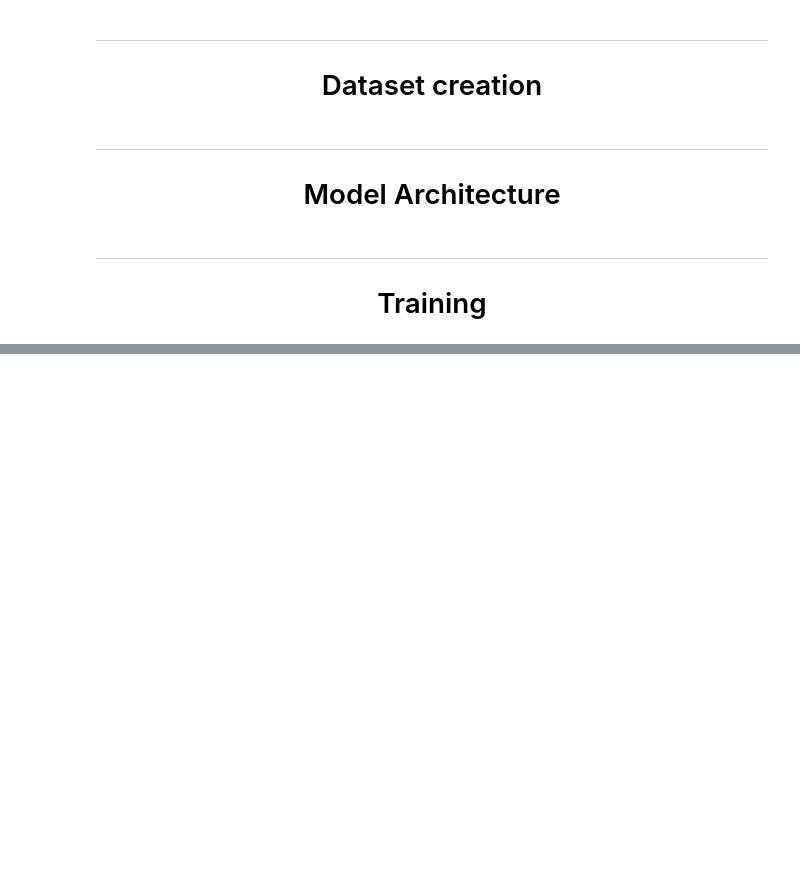
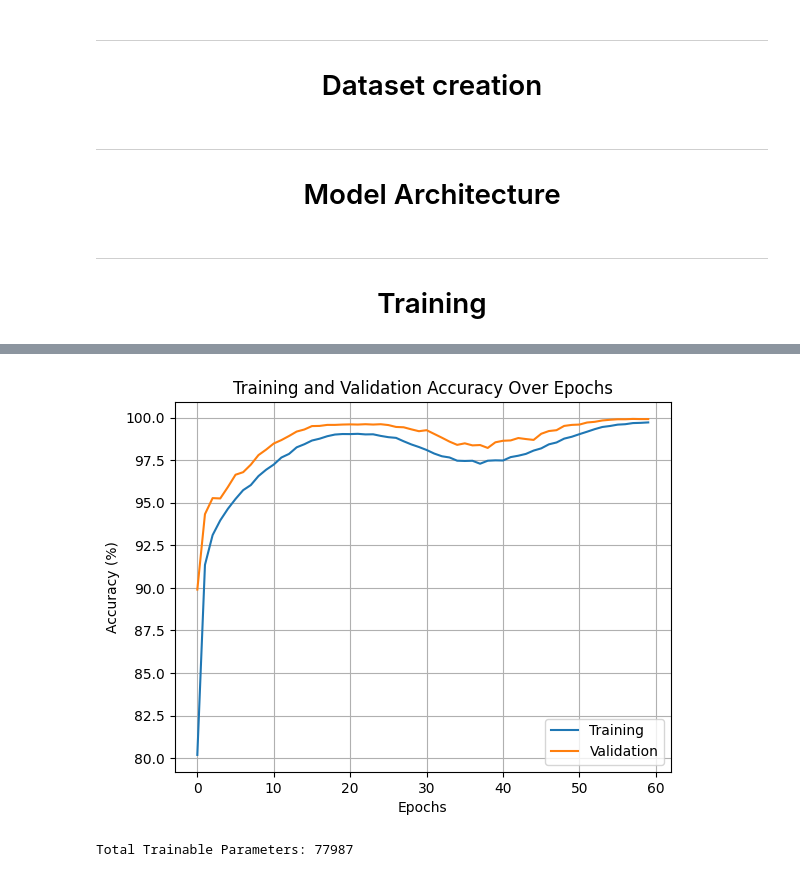
Before and after one commit to MirkoMorello/MSc_ICT, a Jupyter notebook: Final_Project/wake_word_training_slim.ipynb, the cells around one changed output, grey strips where cells are left out. Cells and saved outputs as stored; diff of their text form; code cells hidden in the pictures; blank space fills up the shorter version.

```diff
--- a/Final_Project/wake_word_training_slim.ipynb
+++ b/Final_Project/wake_word_training_slim.ipynb
@@ -344,0 +395,10 @@ Found 35 labels: ['backward', 'bed', 'bird', 'cat', 'dog', 'down', 'eight', 'fiv
+# %%
+plt.plot(range(len(train_accs)), train_accs, label="Training")
+plt.plot(range(len(val_accs)), val_accs, label="Validation")
+plt.xlabel("Epochs")
+plt.ylabel("Accuracy (%)")
+plt.title("Training and Validation Accuracy Over Epochs")
+plt.legend()
+plt.grid()
+# %% [output]
+[figure, added]
@@ -344,0 +412,5 @@ Found 35 labels: ['backward', 'bed', 'bird', 'cat', 'dog', 'down', 'eight', 'fiv
+# %%
+total_params = sum(p.numel() for p in model.parameters() if p.requires_grad)
+print(f"Total Trainable Parameters: {total_params}")
+# %% [output]
+Total Trainable Parameters: 77987
```
Also changed, not shown: parts of 6 cells of this notebook.
